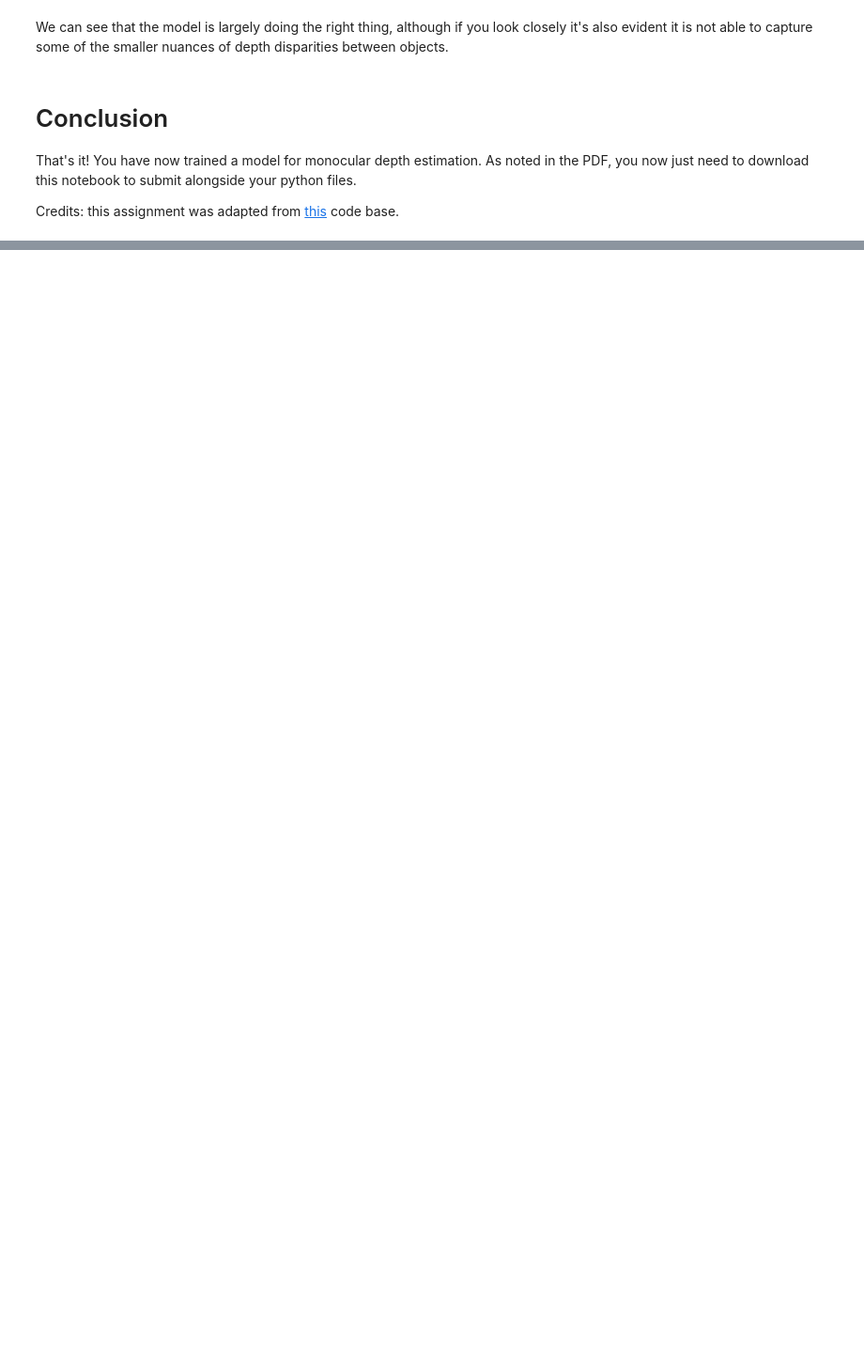
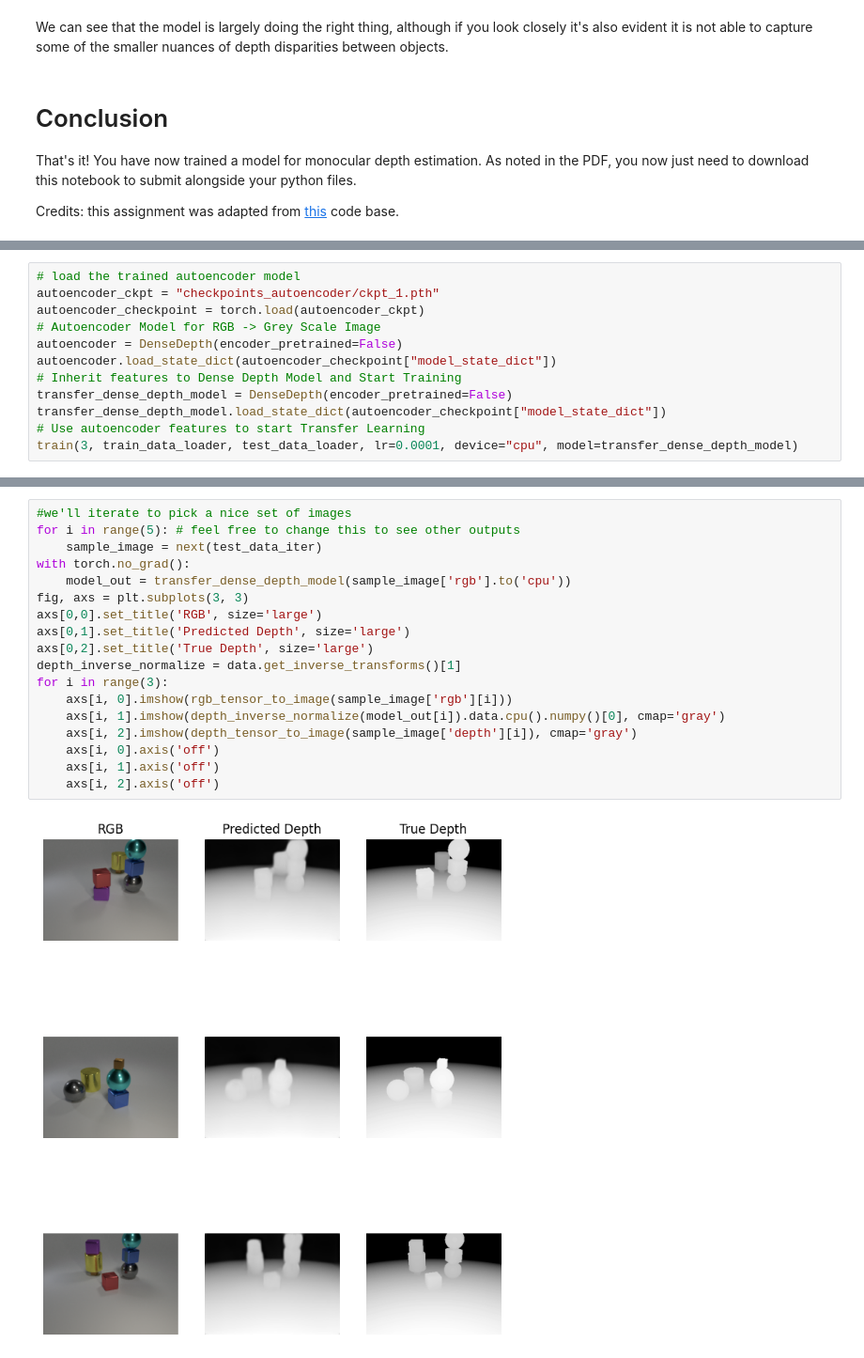
Before and after one commit to fangyuan-ksgk/CS231a-Computer-Vision-From-3D-Reconstruction-to-Recognition, a Jupyter notebook: P3/p3/MonocularDepthEstimate.ipynb, the cells around one changed output, grey strips where cells are left out. Shown at 94% size. Drawn from its saved outputs; the diff is of its cells as text; blank space fills up the shorter version.

```diff
--- a/P3/p3/MonocularDepthEstimate.ipynb
+++ b/P3/p3/MonocularDepthEstimate.ipynb
@@ -825,0 +1256,12 @@ Credits: this assignment was adapted from [this](https://github.com/pranjaldatta
+# %%
+# load the trained autoencoder model
+autoencoder_ckpt = "checkpoints_autoencoder/ckpt_1.pth"
+autoencoder_checkpoint = torch.load(autoencoder_ckpt)
+# Autoencoder Model for RGB -> Grey Scale Image
+autoencoder = DenseDepth(encoder_pretrained=False)
+autoencoder.load_state_dict(autoencoder_checkpoint["model_state_dict"])
+# Inherit features to Dense Depth Model and Start Training
+transfer_dense_depth_model = DenseDepth(encoder_pretrained=False)
+transfer_dense_depth_model.load_state_dict(autoencoder_checkpoint["model_state_dict"])
+# Use autoencoder features to start Transfer Learning
+train(3, train_data_loader, test_data_loader, lr=0.0001, device="cpu", model=transfer_dense_depth_model)
@@ -825,0 +1286,20 @@ Credits: this assignment was adapted from [this](https://github.com/pranjaldatta
+# %%
+#we'll iterate to pick a nice set of images
+for i in range(5): # feel free to change this to see other outputs
+    sample_image = next(test_data_iter)
+with torch.no_grad():
+    model_out = transfer_dense_depth_model(sample_image['rgb'].to('cpu'))
+fig, axs = plt.subplots(3, 3)
+axs[0,0].set_title('RGB', size='large')
+axs[0,1].set_title('Predicted Depth', size='large')
+axs[0,2].set_title('True Depth', size='large')
+depth_inverse_normalize = data.get_inverse_transforms()[1]
+for i in range(3):
+    axs[i, 0].imshow(rgb_tensor_to_image(sample_image['rgb'][i]))
+    axs[i, 1].imshow(depth_inverse_normalize(model_out[i]).data.cpu().numpy()[0], cmap='gray')
+    axs[i, 2].imshow(depth_tensor_to_image(sample_image['depth'][i]), cmap='gray')
+    axs[i, 0].axis('off')
+    axs[i, 1].axis('off')
+    axs[i, 2].axis('off')
+# %% [output]
+[figure, added]
```
Also changed, not shown: parts of 11 cells of this notebook.
